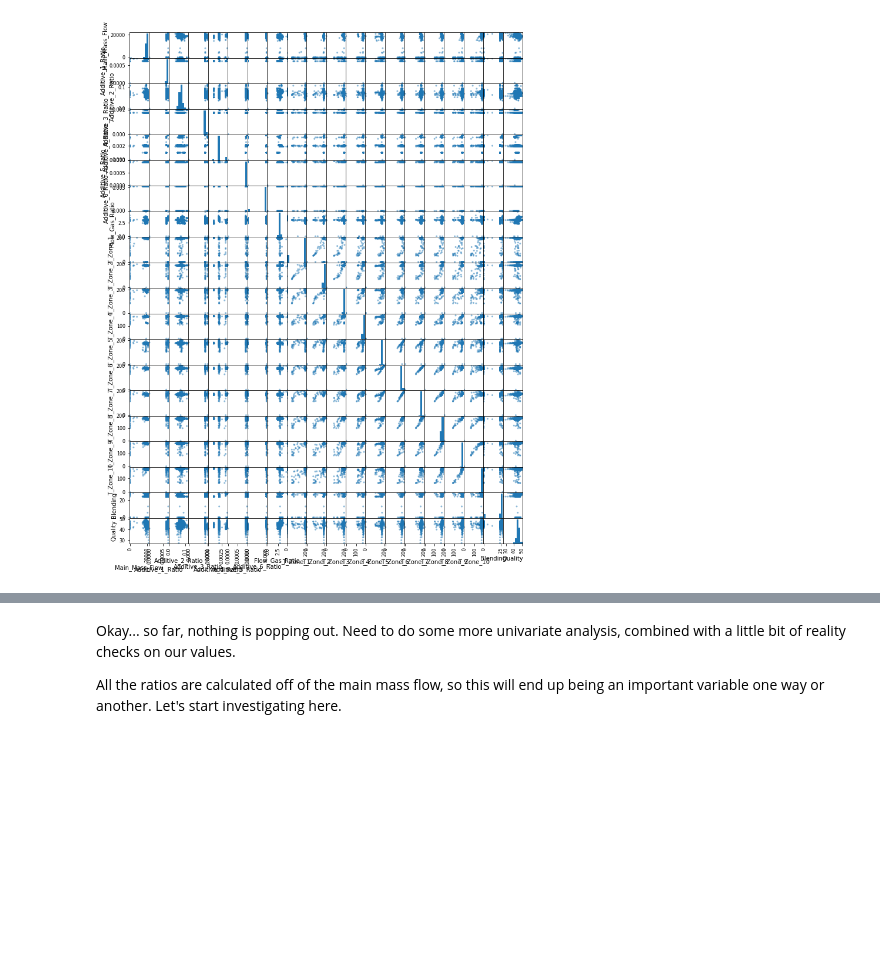
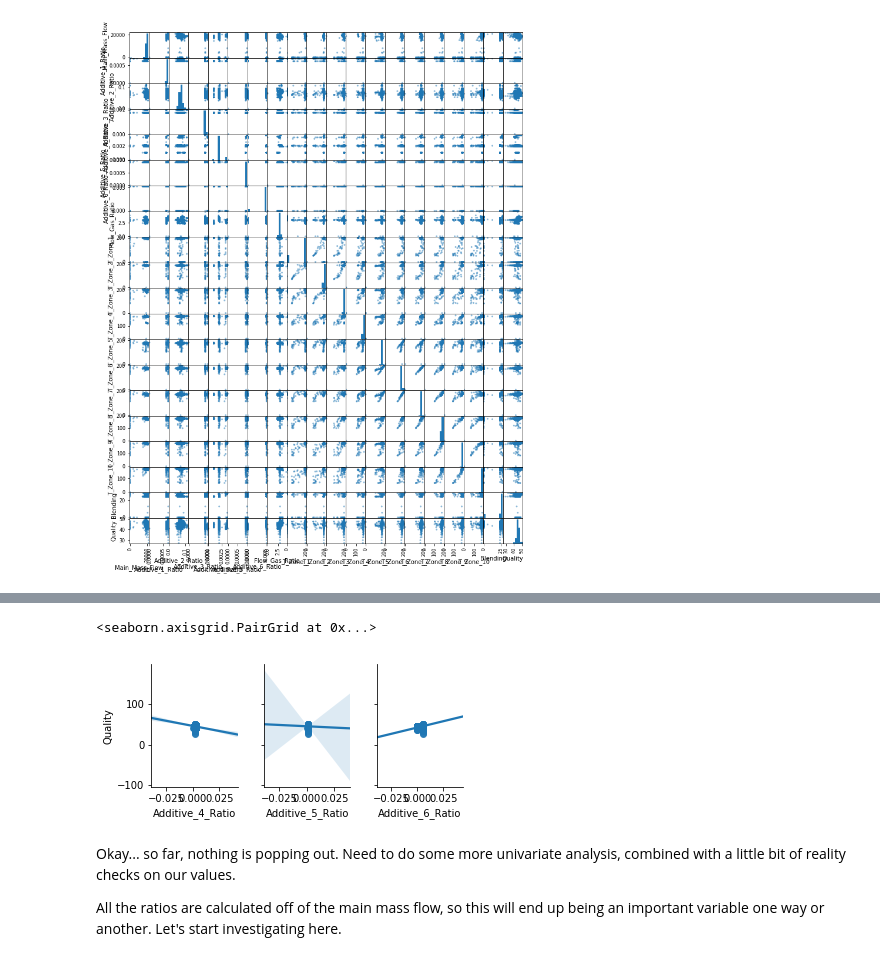
Before and after one commit to boudrejp/w207_supplemental, a Jupyter notebook: final/Initial_exploration/joint_exploration.ipynb, the cells around one changed output, grey strips where cells are left out. Saved outputs shown, nothing was run; the diff lists cells and outputs as text; code cells hidden in the pictures; blank space fills up the shorter version.

```diff
--- a/final/Initial_exploration/joint_exploration.ipynb
+++ b/final/Initial_exploration/joint_exploration.ipynb
@@ -74,3 +83,10 @@ grr = pd.plotting.scatter_matrix(data, figsize = (12,16))
+# %%
+# visualize the relationship between the features and the response using scatterplots
+sns.pairplot(data, x_vars=['Additive_4_Ratio','Additive_5_Ratio','Additive_6_Ratio'],
+             y_vars='Quality', aspect=0.7, kind='reg')
+# %% [output]
+<seaborn.axisgrid.PairGrid at 0x...>
+[figure, added]
 # %% [markdown]
 Okay... so far, nothing is popping out. Need to do some more univariate analysis, combined with a little bit of reality checks on our values.
 
```
Also changed, not shown: parts of 5 cells of this notebook.
